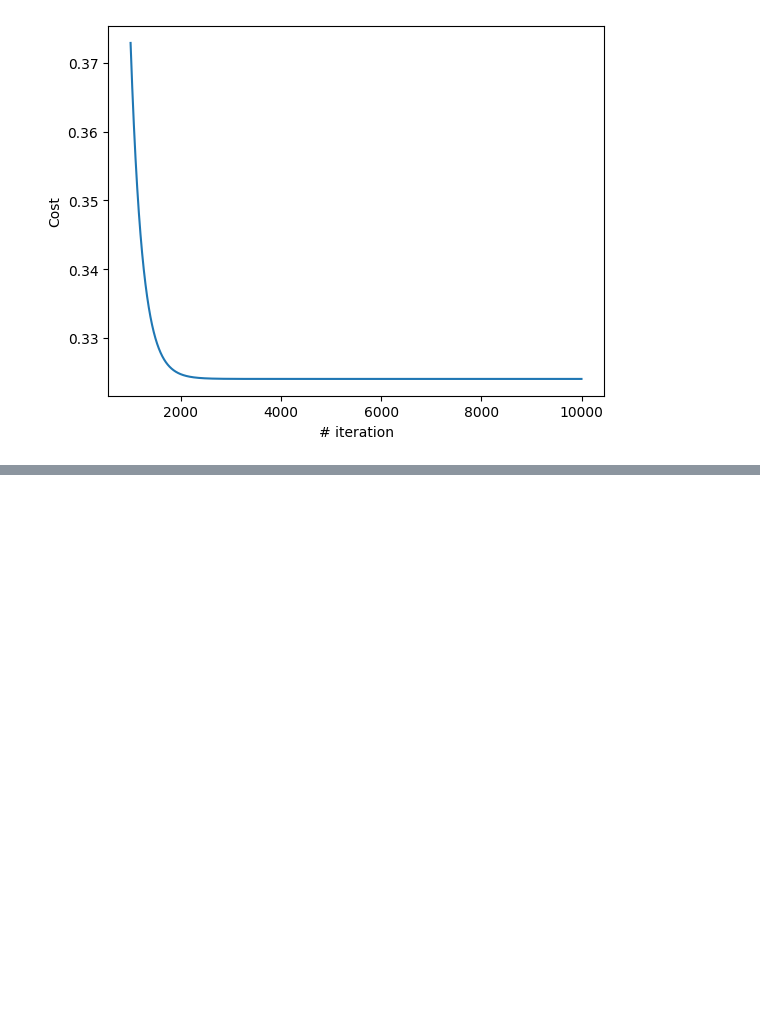
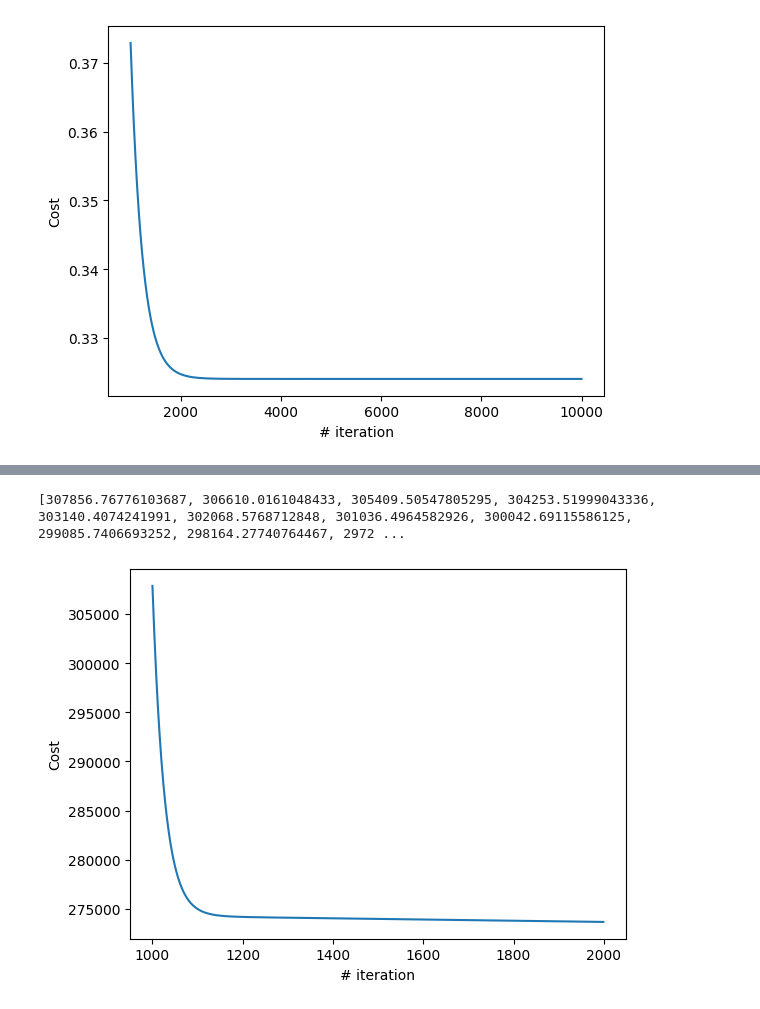
Before and after one commit to ZnoKunG/ml-python, a Jupyter notebook: regression.ipynb, the cells around one changed output, grey strips where cells are left out. Drawn from its saved outputs; the diff is of its cells as text; code cells hidden in the pictures; blank space fills up the shorter version.

```diff
--- a/regression.ipynb
+++ b/regression.ipynb
@@ -162,0 +172,9 @@ plt.show()
+# %%
+def compute_cost_mv(X, y, w, b):
+    m = X.shape[0]
+    cost = 0
+    for i in range(m):
+        f_wb_i =  np.dot(X[i], w) + b
+        cost += (f_wb_i - y[i])**2
+    cost = cost / (2 * m)
+    return cost
@@ -162,0 +286,10 @@ plt.show()
+# %%
+print(cost_hist_mv)
+
+plt.plot(1000 + np.arange(len(cost_hist_mv)), cost_hist_mv)
+plt.xlabel("# iteration")
+plt.ylabel("Cost")
+plt.show()
+# %% [output]
+[307856.76776103687, 306610.0161048433, 305409.50547805295, 304253.51999043336, 303140.4074241991, 302068.5768712848, 301036.4964582926, 300042.69115586125, 299085.7406693252, 298164.27740764467, 2972 ...
+[figure, added]
```
Also changed, not shown: parts of 6 cells of this notebook.
